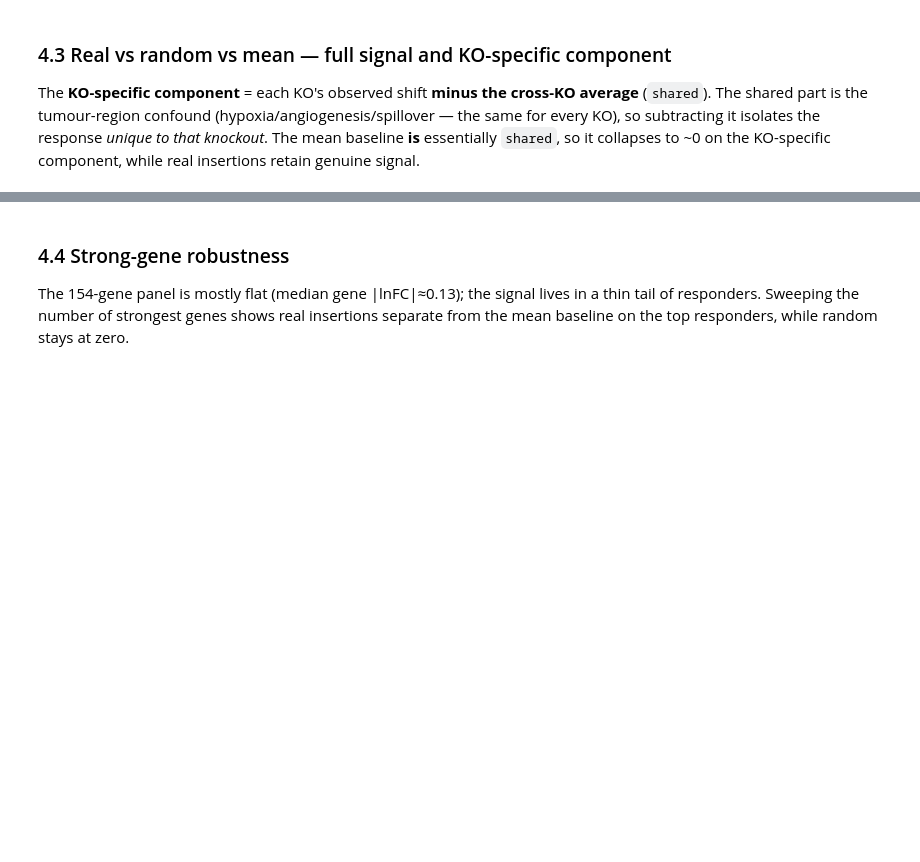
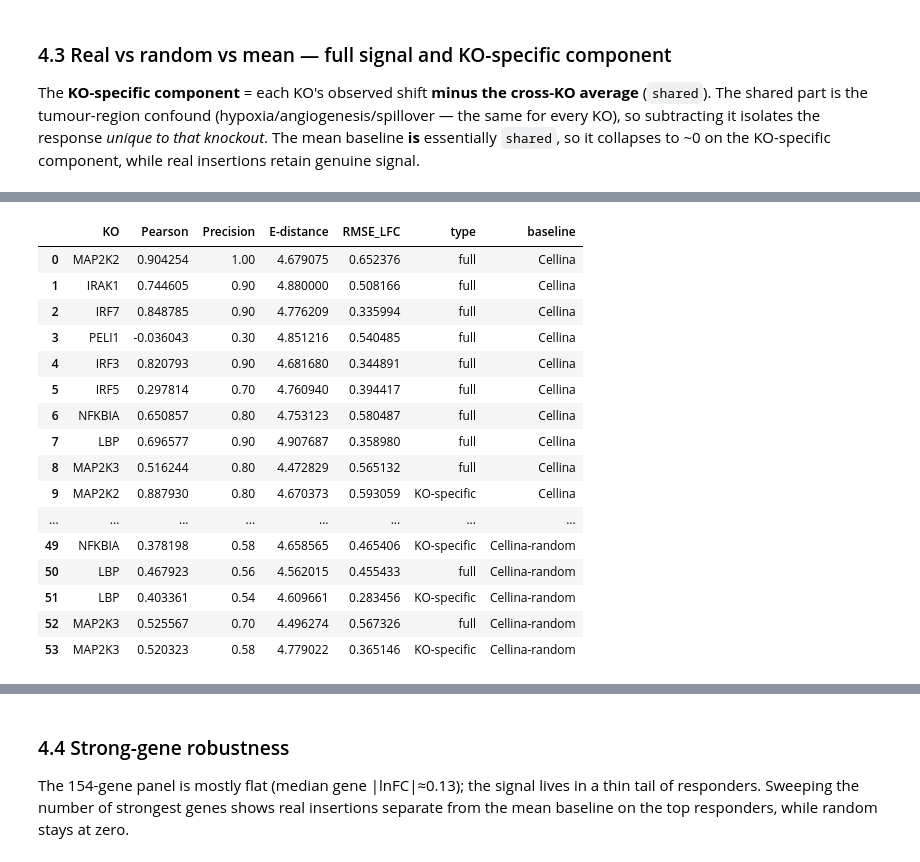
Before and after one commit to PMBio/cellina-reproducibility, a Jupyter notebook: notebooks/in_vivo/pfish_analysis.ipynb, the cells around one changed output, grey strips where cells are left out. Saved outputs shown, nothing was run; the diff lists cells and outputs as text; code cells hidden in the pictures; blank space fills up the shorter version.

```diff
--- a/notebooks/in_vivo/pfish_analysis.ipynb
+++ b/notebooks/in_vivo/pfish_analysis.ipynb
@@ -481 +483,30 @@ df_results
+# %%
+# random-insertion baseline: average each metric across the 5 draws (same convention
+# scores() uses for the Pearson correlation itself), so this stays comparable to §4.3.
+random_results = []
+for k in EFF9_2:
+    full_draws = pd.DataFrame([_metrics_row(k, rand[i], OBS[k], CF_RANDOM[i]) for i in range(len(rand))])
+    ko_draws = pd.DataFrame([_metrics_row(k, rand[i], OBS[k] - shared, CF_RANDOM[i]) for i in range(len(rand))])
+    random_results.append({"KO": k, "type": "full", "baseline": "Cellina-random", **full_draws.mean().to_dict()})
+    random_results.append({"KO": k, "type": "KO-specific", "baseline": "Cellina-random", **ko_draws.mean().to_dict()})
+df_results = pd.concat([df_results, pd.DataFrame(random_results)], ignore_index=True)
+df_results
+# %% [output]
+|  | KO | Pearson | Precision | E-distance | RMSE_LFC | type | baseline |
+| 0 | MAP2K2 | 0.904254 | 1.00 | 4.679075 | 0.652376 | full | Cellina |
+| 1 | IRAK1 | 0.744605 | 0.90 | 4.880000 | 0.508166 | full | Cellina |
+| 2 | IRF7 | 0.848785 | 0.90 | 4.776209 | 0.335994 | full | Cellina |
+| 3 | PELI1 | -0.036043 | 0.30 | 4.851216 | 0.540485 | full | Cellina |
+| 4 | IRF3 | 0.820793 | 0.90 | 4.681680 | 0.344891 | full | Cellina |
+| 5 | IRF5 | 0.297814 | 0.70 | 4.760940 | 0.394417 | full | Cellina |
+| 6 | NFKBIA | 0.650857 | 0.80 | 4.753123 | 0.580487 | full | Cellina |
+| 7 | LBP | 0.696577 | 0.90 | 4.907687 | 0.358980 | full | Cellina |
+| 8 | MAP2K3 | 0.516244 | 0.80 | 4.472829 | 0.565132 | full | Cellina |
+| 9 | MAP2K2 | 0.887930 | 0.80 | 4.670373 | 0.593059 | KO-specific | Cellina |
+| ... | ... | ... | ... | ... | ... | ... | ... |
+| 49 | NFKBIA | 0.378198 | 0.58 | 4.658565 | 0.465406 | KO-specific | Cellina-random |
+| 50 | LBP | 0.467923 | 0.56 | 4.562015 | 0.455433 | full | Cellina-random |
+| 51 | LBP | 0.403361 | 0.54 | 4.609661 | 0.283456 | KO-specific | Cellina-random |
+| 52 | MAP2K3 | 0.525567 | 0.70 | 4.496274 | 0.567326 | full | Cellina-random |
+| 53 | MAP2K3 | 0.520323 | 0.58 | 4.779022 | 0.365146 | KO-specific | Cellina-random |
 # %%
```
Also changed, not shown: parts of 8 cells of this notebook, 1 other file.
